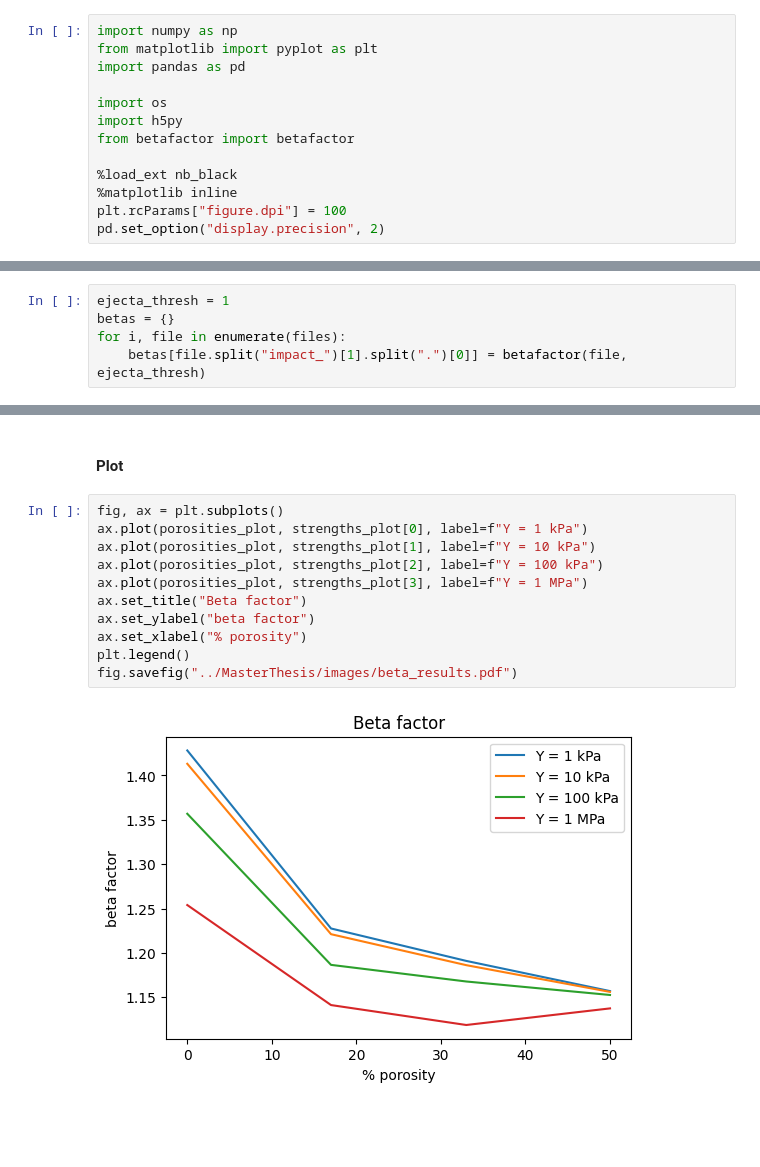
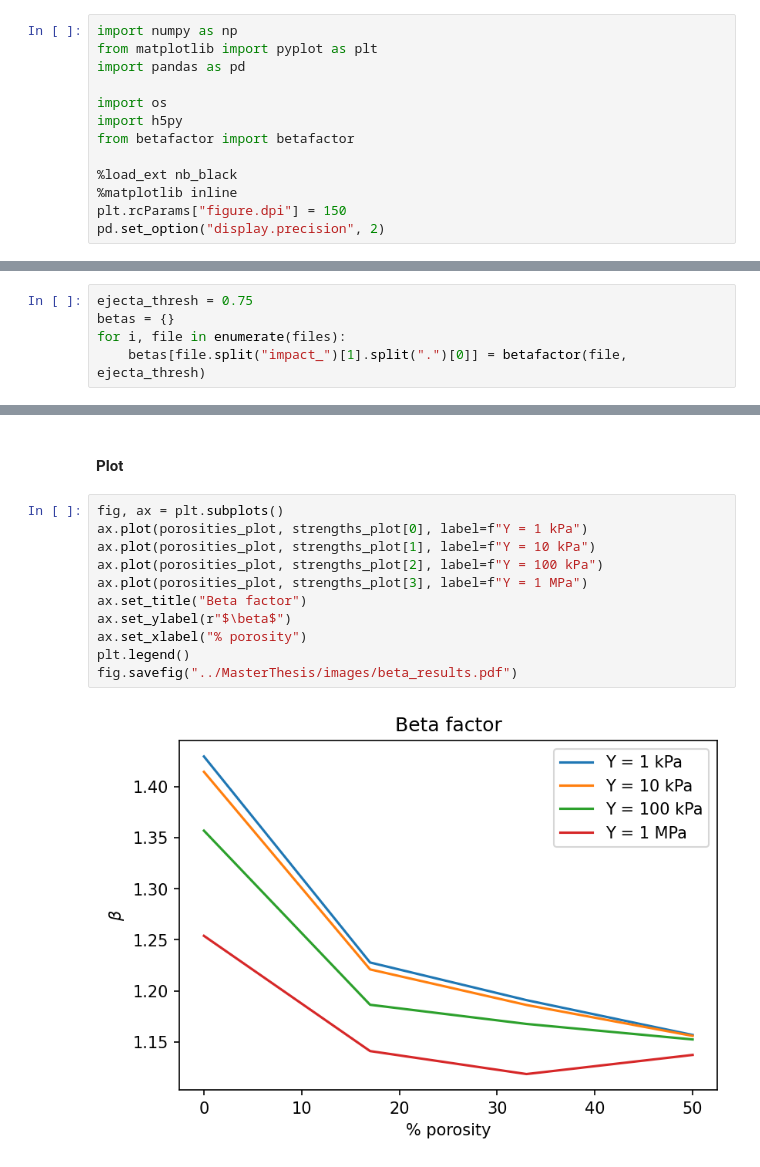
Before and after one commit to maxtue/DidymoonImpact, a Jupyter notebook: data_analysis/simulation_results.ipynb, the cells around one changed output, grey strips where cells are left out. Drawn from its saved outputs; the diff is of its cells as text; blank space fills up the shorter version.

```diff
--- a/data_analysis/simulation_results.ipynb
+++ b/data_analysis/simulation_results.ipynb
@@ -13,7 +13,7 @@ from betafactor import betafactor
 
 %load_ext nb_black
 %matplotlib inline
-plt.rcParams["figure.dpi"] = 100
+plt.rcParams["figure.dpi"] = 150
 pd.set_option("display.precision", 2)
 # %% [output]
 The nb_black extension is already loaded. To reload it, use:
@@ -50,7 +50,7 @@ files
  '/scratch/rutz/DidymoonImpact/data/binac_por_str/por50_str1e6_ang0/impact_por50_str1e6_ang0.0300.h5']
 [interactive output not drawn]
 # %%
-ejecta_thresh = 1
+ejecta_thresh = 0.75
 betas = {}
 for i, file in enumerate(files):
     betas[file.split("impact_")[1].split(".")[0]] = betafactor(file, ejecta_thresh)
@@ -69,14 +69,14 @@ porosities_plot = [0, 17, 33, 50]
 # %%
 fig, ax = plt.subplots()
 ax.plot(porosities_plot, strengths_plot[0], label=f"Y = 1 kPa")
 ax.plot(porosities_plot, strengths_plot[1], label=f"Y = 10 kPa")
 ax.plot(porosities_plot, strengths_plot[2], label=f"Y = 100 kPa")
 ax.plot(porosities_plot, strengths_plot[3], label=f"Y = 1 MPa")
 ax.set_title("Beta factor")
-ax.set_ylabel("beta factor")
+ax.set_ylabel(r"$\beta$")
 ax.set_xlabel("% porosity")
 plt.legend()
 fig.savefig("../MasterThesis/images/beta_results.pdf")
 # %% [output]
-[figure, old version]
+[figure, new version]
 [interactive output not drawn]
```
Also changed, not shown: 1 other file.
